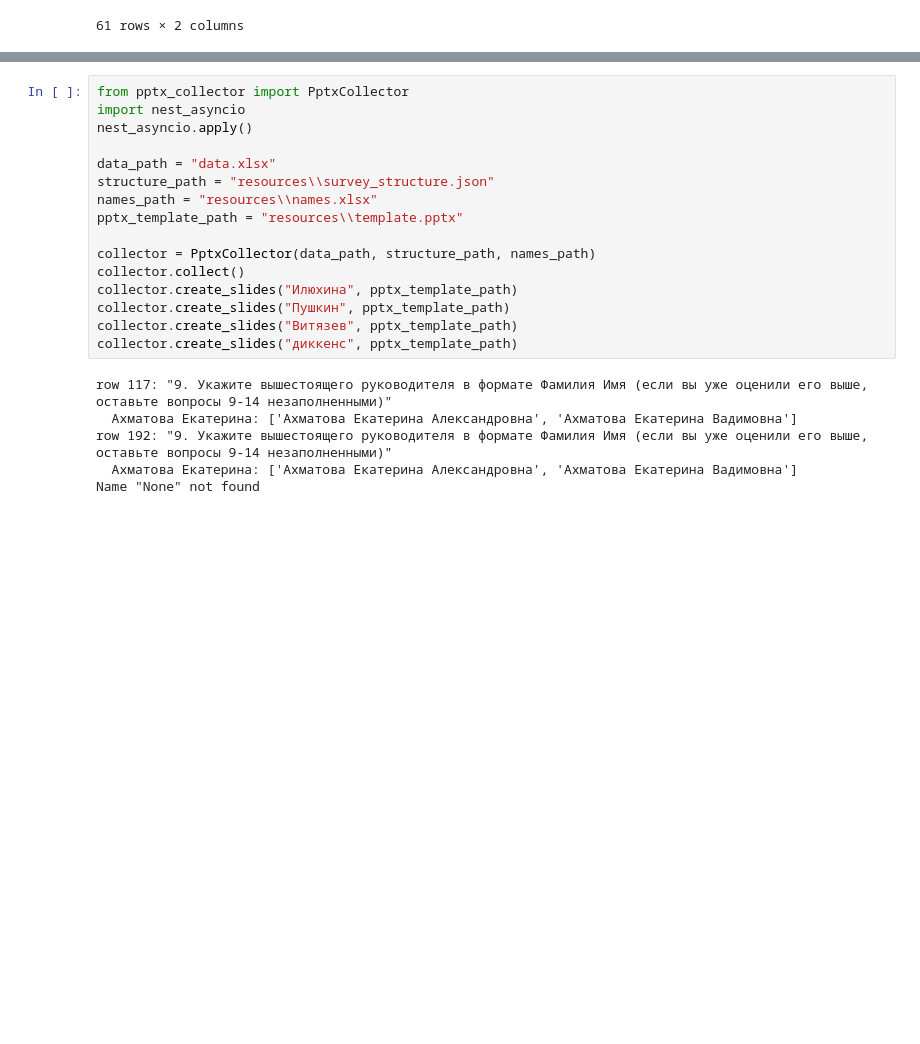
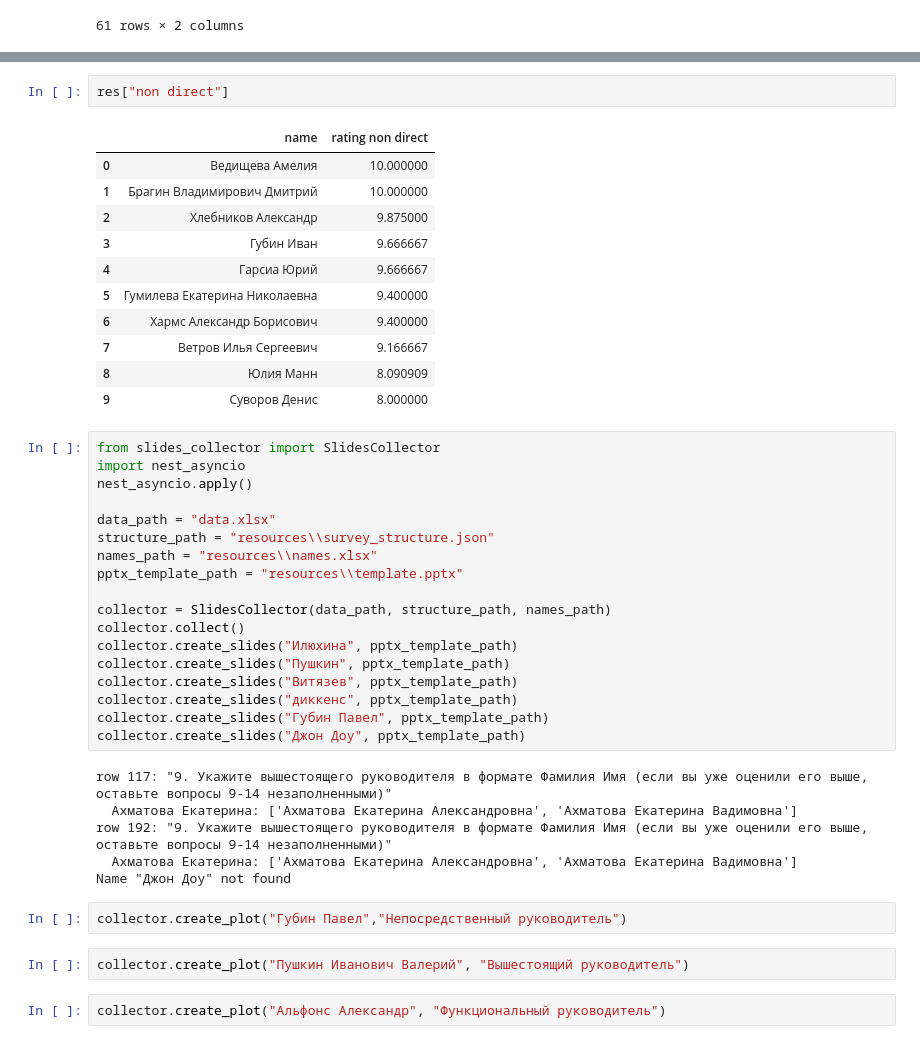
Before and after one commit to v-zaycev/AI-analysis-of-free-survey-responses, a Jupyter notebook: report.ipynb, the cells around one changed output, grey strips where cells are left out. Cells and saved outputs as stored; diff of their text form; blank space fills up the shorter version.

```diff
--- a/report.ipynb
+++ b/report.ipynb
@@ -536,5 +152,19 @@ print(res["non direct"])
+# %%
+res["non direct"]
+# %% [output]
+|  | name | rating non direct |
+| 0 | Ведищева Амелия | 10.000000 |
+| 1 | Брагин Владимирович Дмитрий | 10.000000 |
+| 2 | Хлебников Александр | 9.875000 |
+| 3 | Губин Иван | 9.666667 |
+| 4 | Гарсиа Юрий | 9.666667 |
+| 5 | Гумилева Екатерина Николаевна | 9.400000 |
+| 6 | Хармс Александр Борисович | 9.400000 |
+| 7 | Ветров Илья Сергеевич | 9.166667 |
+| 8 | Юлия Манн | 8.090909 |
+| 9 | Суворов Денис | 8.000000 |
 # %%
-from pptx_collector import PptxCollector
+from slides_collector import SlidesCollector
 import nest_asyncio
 nest_asyncio.apply()
 
@@ -543,15 +173,23 @@ structure_path = "resources\\survey_structure.json"
 names_path = "resources\\names.xlsx"
 pptx_template_path = "resources\\template.pptx"
 
-collector = PptxCollector(data_path, structure_path, names_path)
+collector = SlidesCollector(data_path, structure_path, names_path)
 collector.collect()
 collector.create_slides("Илюхина", pptx_template_path)
 collector.create_slides("Пушкин", pptx_template_path)
 collector.create_slides("Витязев", pptx_template_path)
 collector.create_slides("диккенс", pptx_template_path)
+collector.create_slides("Губин Павел", pptx_template_path)
+collector.create_slides("Джон Доу", pptx_template_path)
 # %% [output]
 row 117: "9. Укажите вышестоящего руководителя в формате Фамилия Имя (если вы уже оценили его выше, оставьте вопросы 9-14 незаполненными)"
   Ахматова Екатерина: ['Ахматова Екатерина Александровна', 'Ахматова Екатерина Вадимовна']
 row 192: "9. Укажите вышестоящего руководителя в формате Фамилия Имя (если вы уже оценили его выше, оставьте вопросы 9-14 незаполненными)"
   Ахматова Екатерина: ['Ахматова Екатерина Александровна', 'Ахматова Екатерина Вадимовна']
-Name "None" not found
+Name "Джон Доу" not found
+# %%
+collector.create_plot("Губин Павел","Непосредственный руководитель")
+# %%
+collector.create_plot("Пушкин Иванович Валерий", "Вышестоящий руководитель")
+# %%
+collector.create_plot("Альфонс Александр", "Функциональный руководитель")
```
Also changed, not shown: parts of 28 cells of this notebook, 2 other files.
